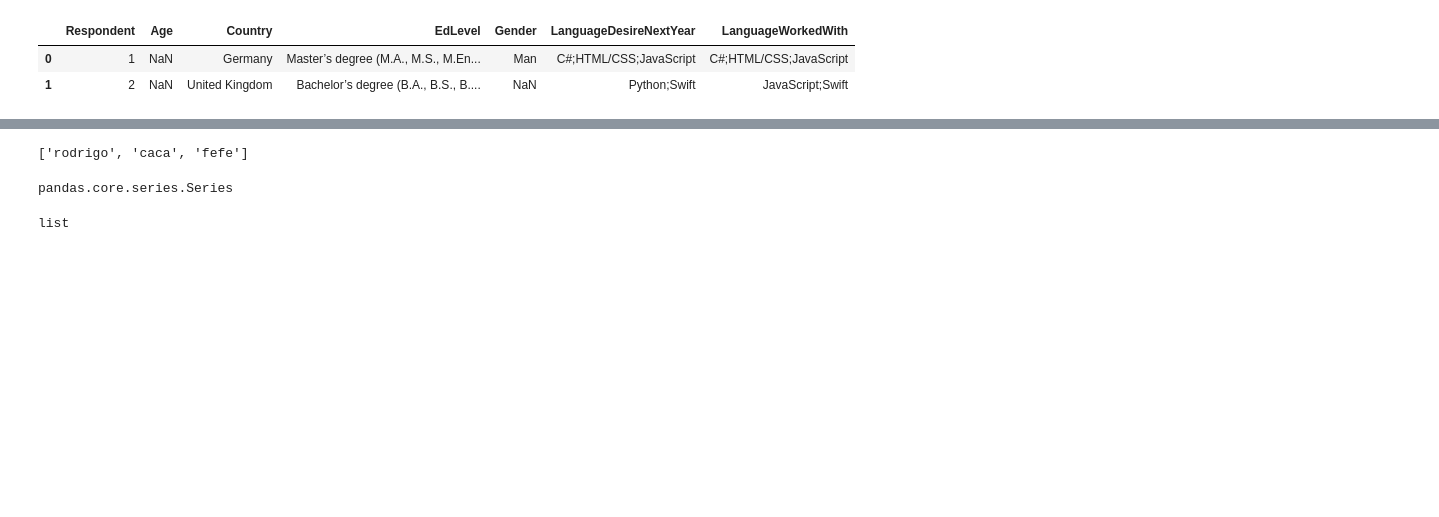
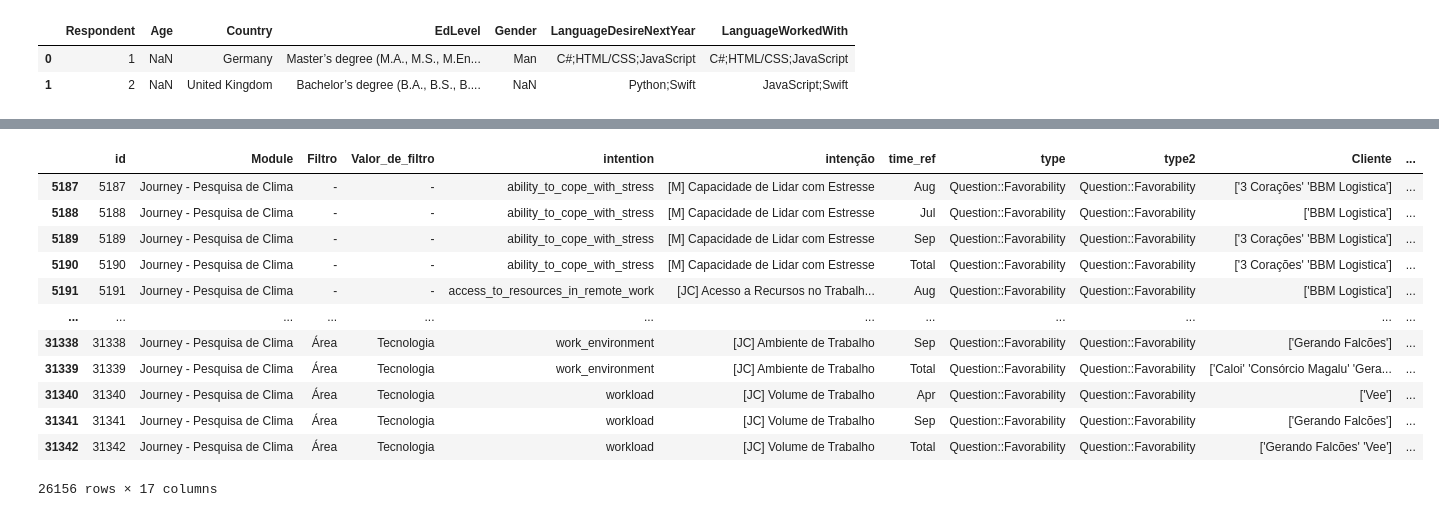
Before and after one commit to statspy-ml/ds_blog, a Jupyter notebook: stackoverflow.ipynb, the cells around one changed output, grey strips where cells are left out. Saved outputs shown, nothing was run; the diff lists cells and outputs as text; code cells hidden in the pictures; blank space fills up the shorter version.

```diff
--- a/stackoverflow.ipynb
+++ b/stackoverflow.ipynb
@@ -1,12 +1,19 @@
 # %%
 import pandas as pd
 import numpy as np
+from collections import Counter
 
 # to visualise all the columns in the dataframe
-#pd.set_option("display.max_rows", None, "display.max_columns", None)
-pd.set_option("display.max_columns", None)
+pd.set_option("display.max_columns", None, "display.max_rows", None)
 
-#pd.set_option('max_colwidth', 320)
+# Libs to visuzalizations
+import matplotlib.pyplot as plt
+import seaborn as sns
+
+# changing style of the plots
+sns.set(style="darkgrid")
+
+
 
 # Hiding warnings
 import warnings
@@ -192,12 +378,2 @@ for row in c:
-# %%
-objects
-# %% [output]
-['rodrigo', 'caca', 'fefe']
-# %%
-type(c)
-# %% [output]
-pandas.core.series.Series
-# %%
-type(objects)
-# %% [output]
-list
+# %%
+df = pd.read_csv('~/Downloads/base21Full.csv')
@@ -203,0 +382,16 @@ list
+# %%
+df.loc[np.where((df['Module']=='Journey - Pesquisa de Clima'))]
+# %% [output]
+|  | id | Module | Filtro | Valor_de_filtro | intention | intenção | time_ref | type | type2 | Cliente | ... |
+| 5187 | 5187 | Journey - Pesquisa de Clima | - | - | ability_to_cope_with_stress | [M] Capacidade de Lidar com Estresse | Aug | Question::Favorability | Question::Favorability | ['3 Corações' 'BBM Logistica'] | ... |
+| 5188 | 5188 | Journey - Pesquisa de Clima | - | - | ability_to_cope_with_stress | [M] Capacidade de Lidar com Estresse | Jul | Question::Favorability | Question::Favorability | ['BBM Logistica'] | ... |
+| 5189 | 5189 | Journey - Pesquisa de Clima | - | - | ability_to_cope_with_stress | [M] Capacidade de Lidar com Estresse | Sep | Question::Favorability | Question::Favorability | ['3 Corações' 'BBM Logistica'] | ... |
+| 5190 | 5190 | Journey - Pesquisa de Clima | - | - | ability_to_cope_with_stress | [M] Capacidade de Lidar com Estresse | Total | Question::Favorability | Question::Favorability | ['3 Corações' 'BBM Logistica'] | ... |
+| 5191 | 5191 | Journey - Pesquisa de Clima | - | - | access_to_resources_in_remote_work | [JC] Acesso a Recursos no Trabalh... | Aug | Question::Favorability | Question::Favorability | ['BBM Logistica'] | ... |
+| ... | ... | ... | ... | ... | ... | ... | ... | ... | ... | ... | ... |
+| 31338 | 31338 | Journey - Pesquisa de Clima | Área | Tecnologia | work_environment | [JC] Ambiente de Trabalho | Sep | Question::Favorability | Question::Favorability | ['Gerando Falcões'] | ... |
+| 31339 | 31339 | Journey - Pesquisa de Clima | Área | Tecnologia | work_environment | [JC] Ambiente de Trabalho | Total | Question::Favorability | Question::Favorability | ['Caloi' 'Consórcio Magalu' 'Gera... | ... |
+| 31340 | 31340 | Journey - Pesquisa de Clima | Área | Tecnologia | workload | [JC] Volume de Trabalho | Apr | Question::Favorability | Question::Favorability | ['Vee'] | ... |
+| 31341 | 31341 | Journey - Pesquisa de Clima | Área | Tecnologia | workload | [JC] Volume de Trabalho | Sep | Question::Favorability | Question::Favorability | ['Gerando Falcões'] | ... |
+| 31342 | 31342 | Journey - Pesquisa de Clima | Área | Tecnologia | workload | [JC] Volume de Trabalho | Total | Question::Favorability | Question::Favorability | ['Gerando Falcões' 'Vee'] | ... |
+26156 rows × 17 columns
```
Also changed, not shown: parts of 39 cells of this notebook, 1 other file.
